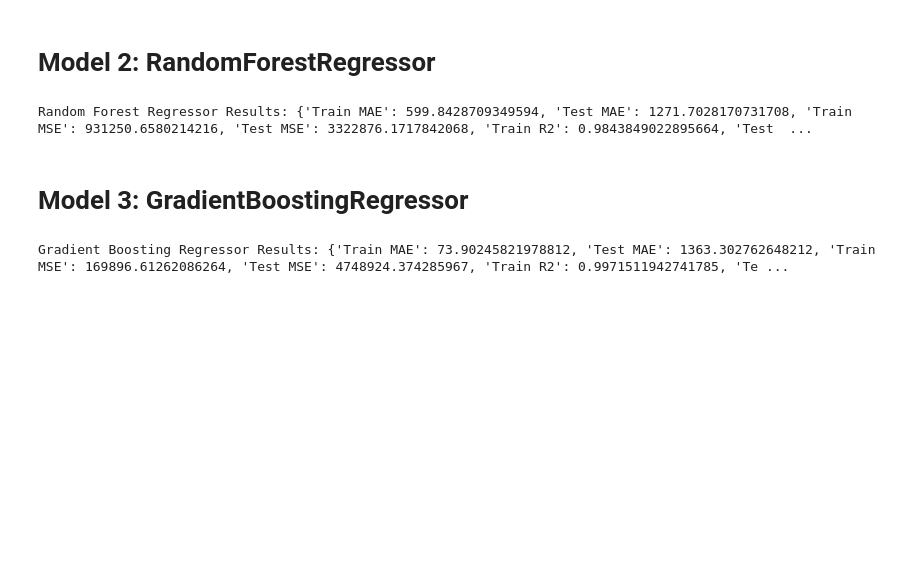
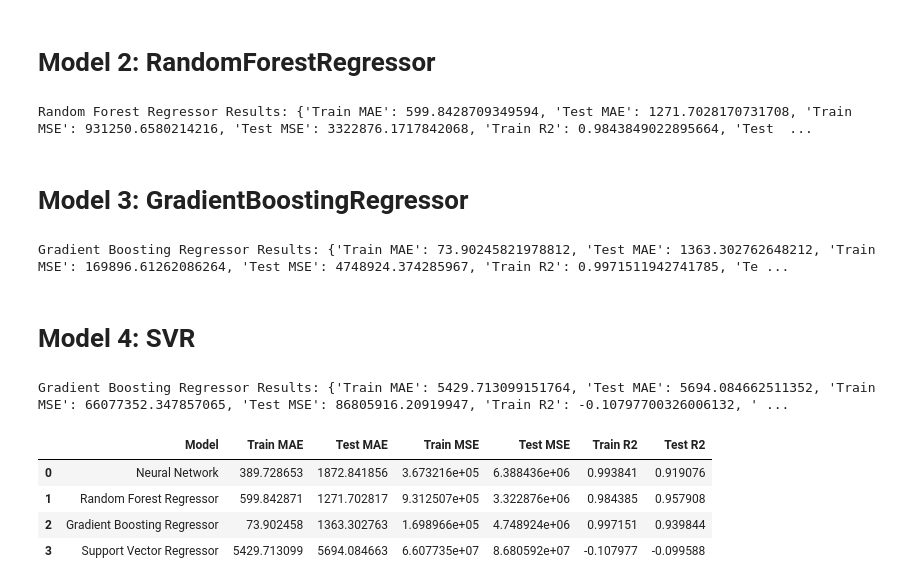
Before and after one commit to julika333/TMS-DS, a Jupyter notebook: lesson_28_Car_test/HW_28_3models.ipynb, the cells around one changed output. Drawn from its saved outputs; the diff is of its cells as text; code cells hidden in the pictures; blank space fills up the shorter version.

```diff
--- a/lesson_28_Car_test/HW_28_3models.ipynb
+++ b/lesson_28_Car_test/HW_28_3models.ipynb
@@ -164,3 +164,32 @@ gb_results = evaluate_model(gb_model, X_train, X_test, y_train, y_test)
 print("Gradient Boosting Regressor Results:", gb_results)
 # %% [output]
 Gradient Boosting Regressor Results: {'Train MAE': 73.90245821978812, 'Test MAE': 1363.302762648212, 'Train MSE': 169896.61262086264, 'Test MSE': 4748924.374285967, 'Train R2': 0.9971511942741785, 'Te ...
+# %% [markdown]
+# Model 4: SVR
+# %%
+from sklearn.svm import SVR
+
+svr_model = SVR()
+svr_results = evaluate_model(svr_model, X_train, X_test, y_train, y_test)
+
+print("Gradient Boosting Regressor Results:", svr_results)
+# %% [output]
+Gradient Boosting Regressor Results: {'Train MAE': 5429.713099151764, 'Test MAE': 5694.084662511352, 'Train MSE': 66077352.347857065, 'Test MSE': 86805916.20919947, 'Train R2': -0.10797700326006132, ' ...
+# %%
+results_df = pd.DataFrame({
+    'Model': ['Neural Network', 'Random Forest Regressor', 'Gradient Boosting Regressor', 'Support Vector Regressor'],
+    'Train MAE': [nn_results['Train MAE'], rf_results['Train MAE'], gb_results['Train MAE'], svr_results['Train MAE']],
+    'Test MAE': [nn_results['Test MAE'], rf_results['Test MAE'], gb_results['Test MAE'], svr_results['Test MAE']],
+    'Train MSE': [nn_results['Train MSE'], rf_results['Train MSE'], gb_results['Train MSE'], svr_results['Train MSE']],
+    'Test MSE': [nn_results['Test MSE'], rf_results['Test MSE'], gb_results['Test MSE'], svr_results['Test MSE']],
+    'Train R2': [nn_results['Train R2'], rf_results['Train R2'], gb_results['Train R2'], svr_results['Train R2']],
+    'Test R2': [nn_results['Test R2'], rf_results['Test R2'], gb_results['Test R2'], svr_results['Test R2']],
+})
+
+results_df
+# %% [output]
+|  | Model | Train MAE | Test MAE | Train MSE | Test MSE | Train R2 | Test R2 |
+| 0 | Neural Network | 389.728653 | 1872.841856 | 3.673216e+05 | 6.388436e+06 | 0.993841 | 0.919076 |
+| 1 | Random Forest Regressor | 599.842871 | 1271.702817 | 9.312507e+05 | 3.322876e+06 | 0.984385 | 0.957908 |
+| 2 | Gradient Boosting Regressor | 73.902458 | 1363.302763 | 1.698966e+05 | 4.748924e+06 | 0.997151 | 0.939844 |
+| 3 | Support Vector Regressor | 5429.713099 | 5694.084663 | 6.607735e+07 | 8.680592e+07 | -0.107977 | -0.099588 |
```
Also changed, not shown: parts of 1 cell of this notebook.
